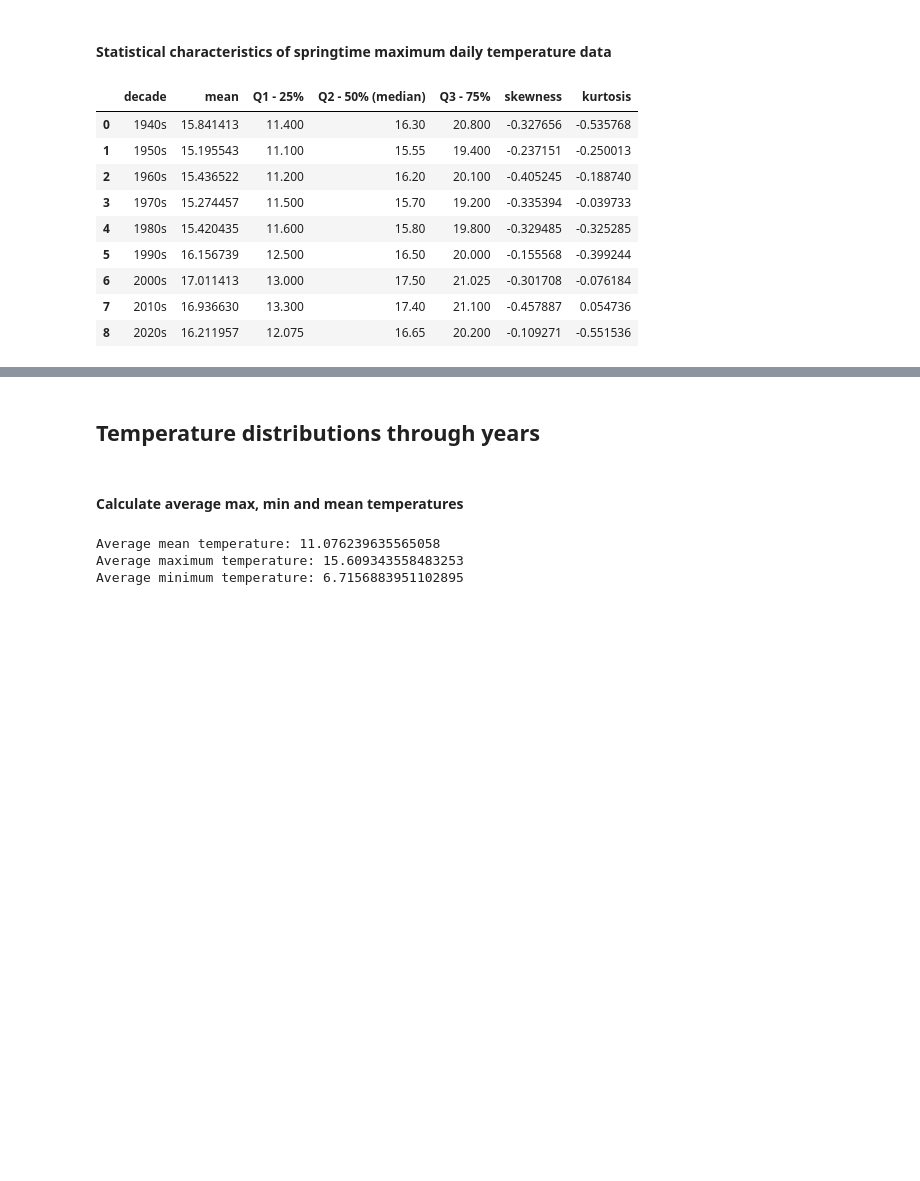
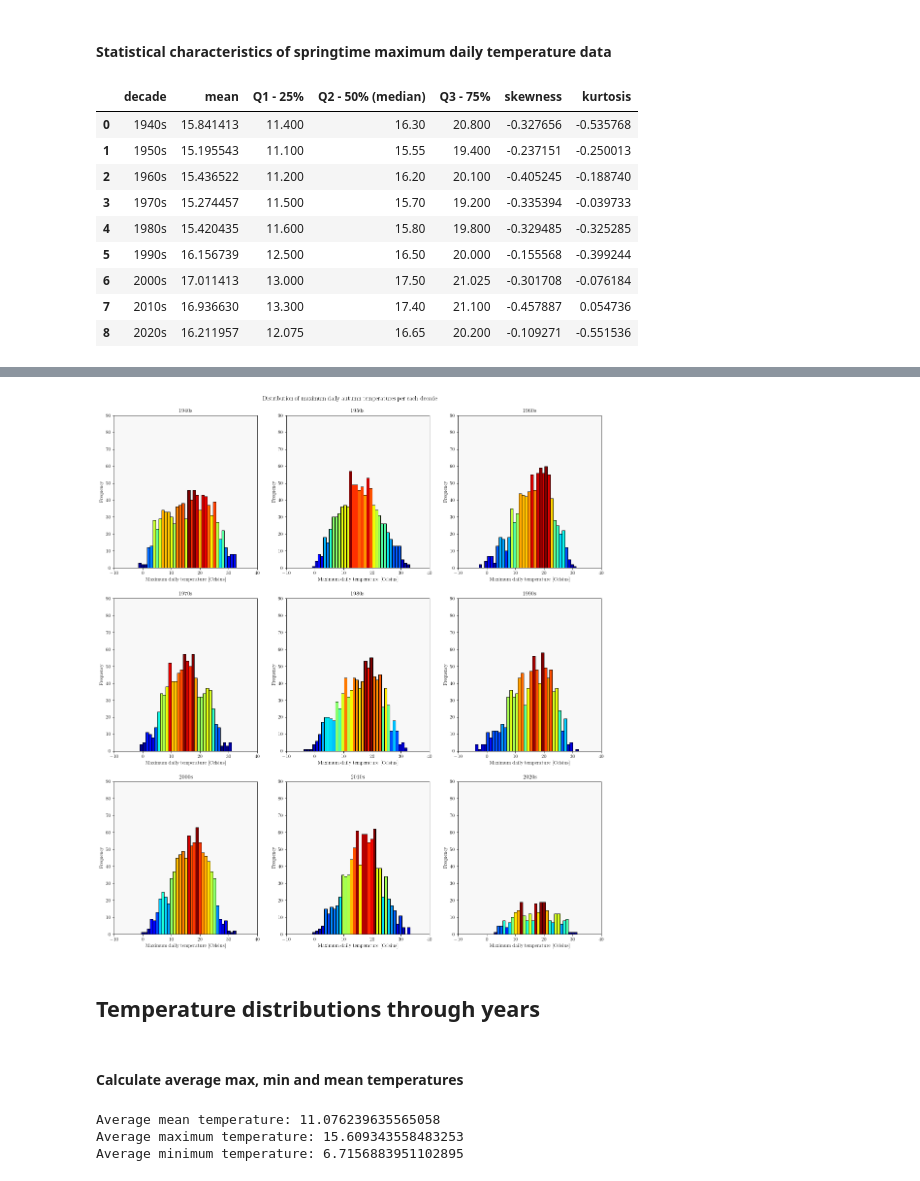
Before and after one commit to cimbaIG/Weather_data_Zagreb, a Jupyter notebook: weather_data_zagreb.ipynb, the cells around one changed output, grey strips where cells are left out. Cells and saved outputs as stored; diff of their text form; code cells hidden in the pictures; blank space fills up the shorter version.

```diff
--- a/weather_data_zagreb.ipynb
+++ b/weather_data_zagreb.ipynb
@@ -1429,3 +1489,59 @@ stat_chars_of_spring_max_temps
+# %%
+# Autumn period data by decades
+_40s_autumn_days = autumn_data[(autumn_data["time"].dt.year >= 1940) & (autumn_data["time"].dt.year <= 1949)]
+_50s_autumn_days = autumn_data[(autumn_data["time"].dt.year >= 1950) & (autumn_data["time"].dt.year <= 1959)]
+_60s_autumn_days = autumn_data[(autumn_data["time"].dt.year >= 1960) & (autumn_data["time"].dt.year <= 1969)]
+_70s_autumn_days = autumn_data[(autumn_data["time"].dt.year >= 1970) & (autumn_data["time"].dt.year <= 1979)]
+_80s_autumn_days = autumn_data[(autumn_data["time"].dt.year >= 1980) & (autumn_data["time"].dt.year <= 1989)]
+_90s_autumn_days = autumn_data[(autumn_data["time"].dt.year >= 1990) & (autumn_data["time"].dt.year <= 1999)]
+_00s_autumn_days = autumn_data[(autumn_data["time"].dt.year >= 2000) & (autumn_data["time"].dt.year <= 2009)]
+_10s_autumn_days = autumn_data[(autumn_data["time"].dt.year >= 2010) & (autumn_data["time"].dt.year <= 2019)]
+_20s_autumn_days = autumn_data[(autumn_data["time"].dt.year >= 2020) & (autumn_data["time"].dt.year <= 2029)]
+# %%
+# Create dictionary which will be used to iterate through
+max_autumn_temp_data_by_decade = {
+    1: [_40s_autumn_days["temperature_2m_max (°C)"], "1940s"],
+    2: [_50s_autumn_days["temperature_2m_max (°C)"], "1950s"],
+    3: [_60s_autumn_days["temperature_2m_max (°C)"], "1960s"],
+    4: [_70s_autumn_days["temperature_2m_max (°C)"], "1970s"],
+    5: [_80s_autumn_days["temperature_2m_max (°C)"], "1980s"],
+    6: [_90s_autumn_days["temperature_2m_max (°C)"], "1990s"],
+    7: [_00s_autumn_days["temperature_2m_max (°C)"], "2000s"],
+    8: [_10s_autumn_days["temperature_2m_max (°C)"], "2010s"],
+    9: [_20s_autumn_days["temperature_2m_max (°C)"], "2020s"]
+}
+
+# Iterate through dictionary key values and plot histogram subplots for every decade
+for key in max_autumn_temp_data_by_decade.keys():
+    # Plot histogram of maximum daily temperatures for autumn period by decades
+    plt.subplot(3, 3, key)
+    n, bins, patches = plt.hist(x=max_autumn_temp_data_by_decade[key][0], bins=np.arange(max_autumn_temp_data_by_decade[key][0].min(), max_autumn_temp_data_by_decade[key][0].max()+1), edgecolor="black")
+
+    # Add colormap to bins
+    col = (n-n.min())/(n.max()-n.min())
+    cm = plt.cm.get_cmap('jet')
+    for c, p in zip(col, patches):
+        plt.setp(p, 'facecolor', cm(c))
+
+    plt.xlim((-10,40))
+    plt.ylim((0,90))
+    plt.title(max_autumn_temp_data_by_decade[key][1])
+    plt.xlabel("Maximum daily temperature [Celsius]")
+    plt.ylabel("Frequency")
+    ax = plt.gca()
+    ax.set_facecolor("#F8F8F8")
+
+# Make figure looks pretty
+figure = plt.gcf()
+figure.set_figwidth(18)
+figure.set_figheight(18)
+plt.suptitle("Distribution of maximum daily autumn temperatures per each decade")
+plt.subplots_adjust(top=0.95)
+
+# Save figure to .pdf file
+plt.savefig('distribution_of_max_daily_temperatures_for_autumn_period_per_each_decade.pdf', bbox_inches='tight')
+# %% [output]
+[figure, added]
 # %% [markdown]
 ## Temperature distributions through years
 # %% [markdown]
```
Also changed, not shown: parts of 9 cells of this notebook, 25 other files.
